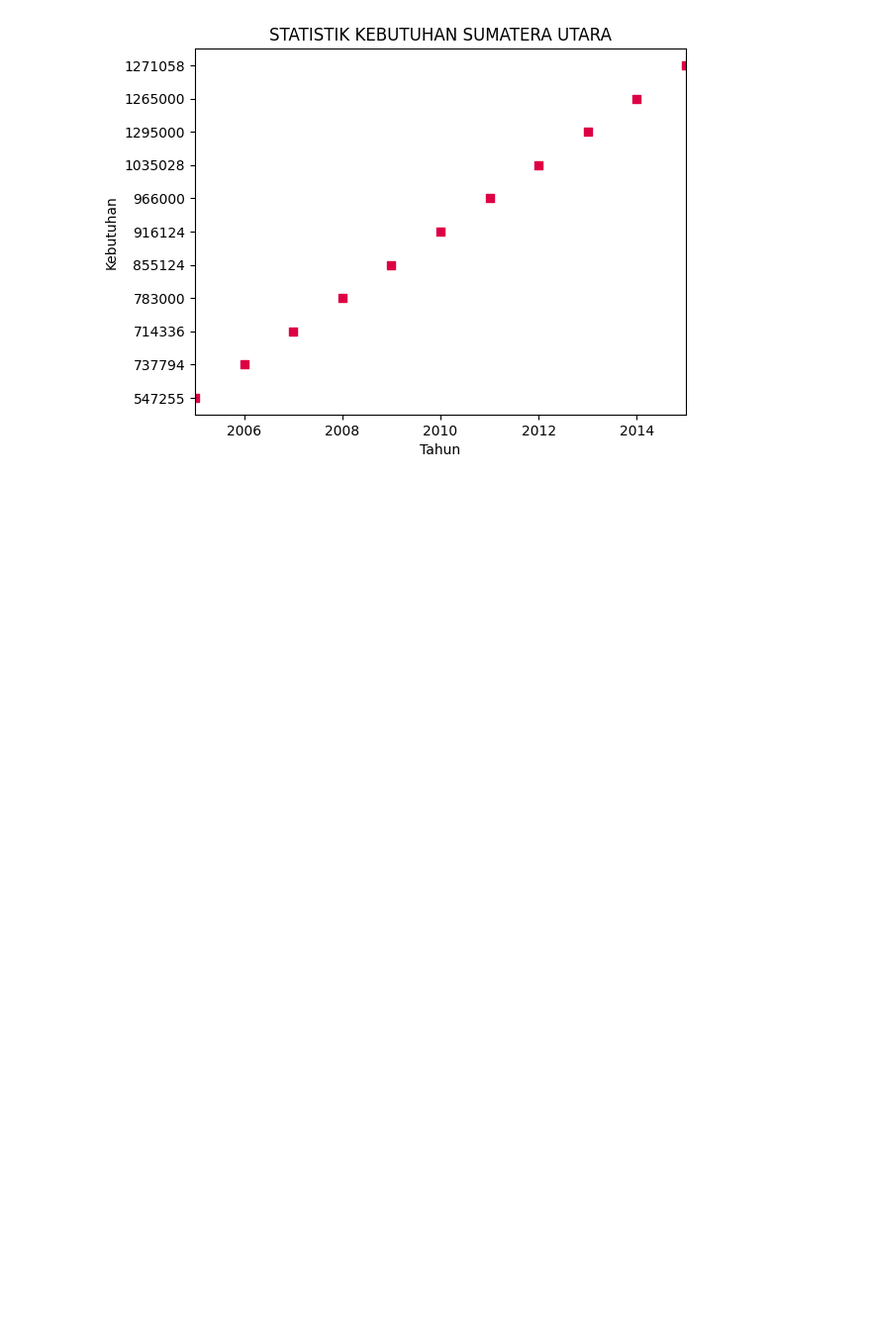
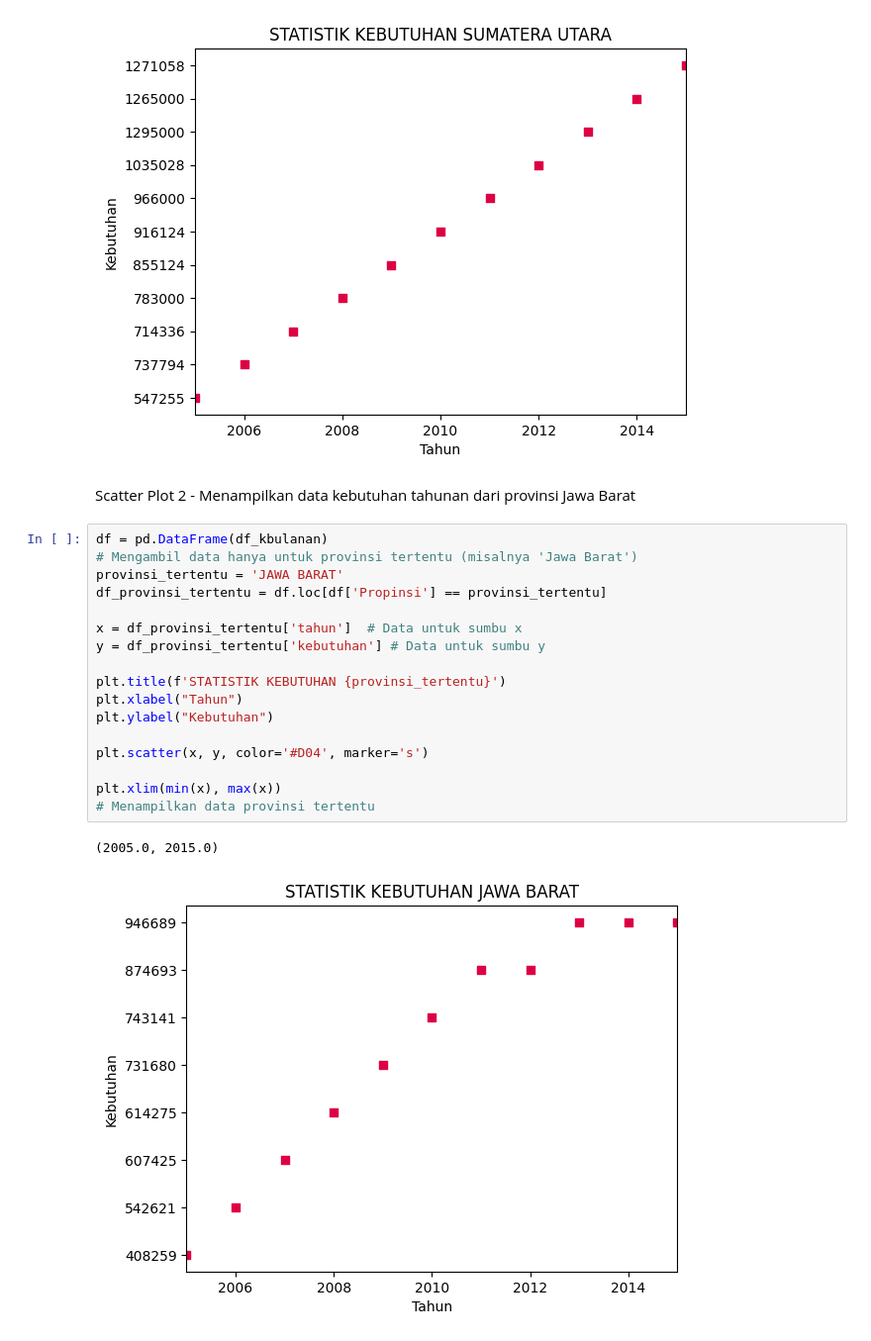
Before and after one commit to rnursiddiq/Visualisasi-Data, a Jupyter notebook: UAS_Rozaan_Shofwan_Nursiddiq.ipynb, the cells around one changed output. Shown at 99% size. Cells and saved outputs as stored; diff of their text form; blank space fills up the shorter version.

```diff
--- a/UAS_Rozaan_Shofwan_Nursiddiq.ipynb
+++ b/UAS_Rozaan_Shofwan_Nursiddiq.ipynb
@@ -46,4 +46,26 @@ plt.xlim(min(x), max(x))
 plt.show()
 # %% [output]
 [figure]
+# %% [markdown]
+Scatter Plot 2 - Menampilkan data kebutuhan tahunan dari provinsi Jawa Barat
+# %%
+df = pd.DataFrame(df_kbulanan)
+# Mengambil data hanya untuk provinsi tertentu (misalnya 'Jawa Barat')
+provinsi_tertentu = 'JAWA BARAT'
+df_provinsi_tertentu = df.loc[df['Propinsi'] == provinsi_tertentu]
+
+x = df_provinsi_tertentu['tahun']  # Data untuk sumbu x
+y = df_provinsi_tertentu['kebutuhan'] # Data untuk sumbu y
+
+plt.title(f'STATISTIK KEBUTUHAN {provinsi_tertentu}')
+plt.xlabel("Tahun")
+plt.ylabel("Kebutuhan")
+
+plt.scatter(x, y, color='#D04', marker='s')
+
+plt.xlim(min(x), max(x))
+# Menampilkan data provinsi tertentu
+# %% [output]
+(2005.0, 2015.0)
+[figure, added]
 # %% [markdown]
```
Also changed, not shown: parts of 10 cells of this notebook.
